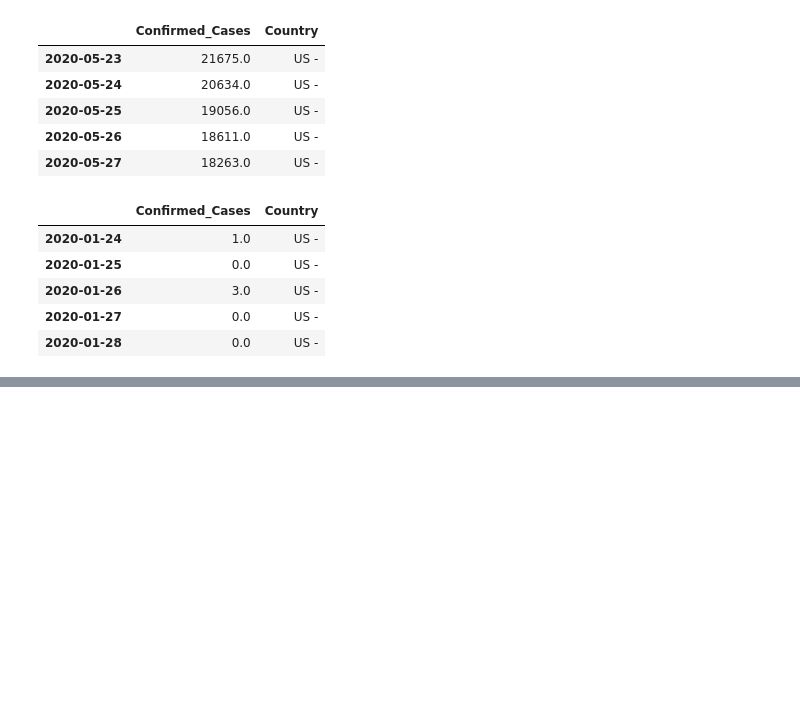
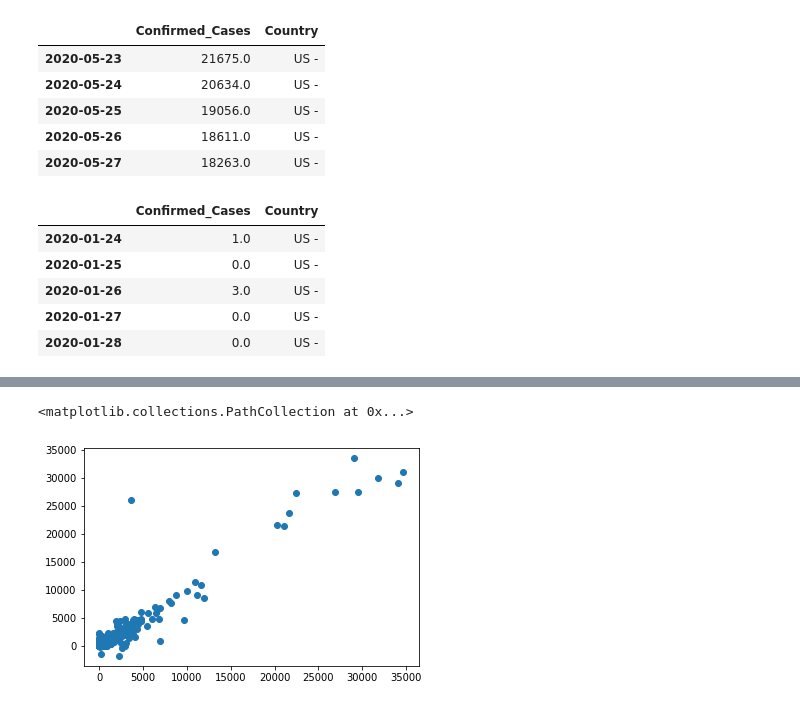
Before and after one commit to jdmarshall527/ucb, a Jupyter notebook: udacity/Capstone/Capstone data exploration.ipynb, the cells around one changed output, grey strips where cells are left out. Drawn from its saved outputs; the diff is of its cells as text; code cells hidden in the pictures; blank space fills up the shorter version.

```diff
--- a/udacity/Capstone/Capstone data exploration.ipynb
+++ b/udacity/Capstone/Capstone data exploration.ipynb
@@ -1523,0 +986,2 @@ us_y = us_without_first_day
+# %%
+binarydf = pd.get_dummies(newdf, columns=['Country'])
@@ -1523,0 +1043,5 @@ us_y = us_without_first_day
+# %%
+plt.scatter(y_test, y_pred)
+# %% [output]
+<matplotlib.collections.PathCollection at 0x...>
+[figure, added]
```
Also changed, not shown: parts of 135 cells of this notebook.
